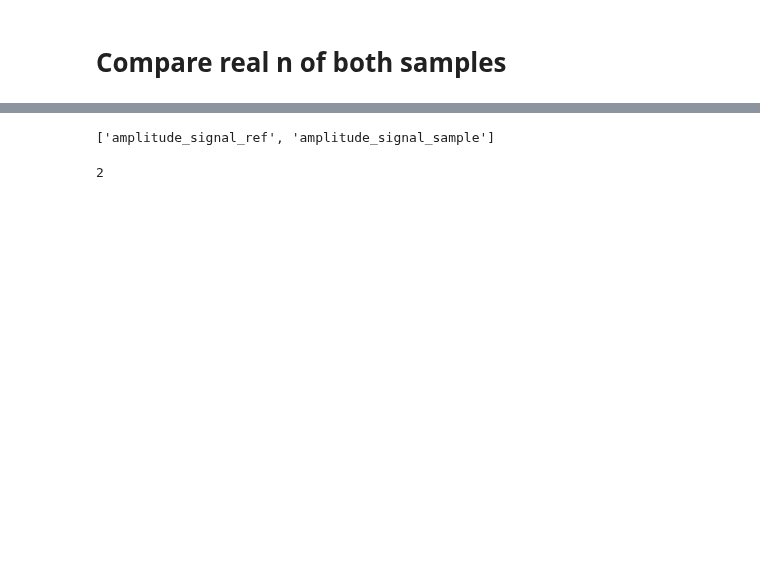
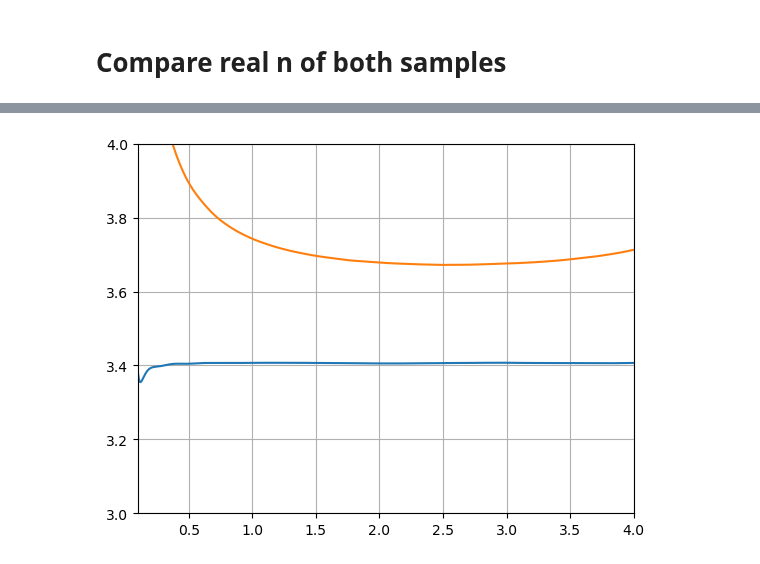
Before and after one commit to tls54/THz-TDS, a Jupyter notebook: Notebooks/gaas.ipynb, the cells around one changed output, grey strips where cells are left out. Saved outputs shown, nothing was run; the diff lists cells and outputs as text; code cells hidden in the pictures; blank space fills up the shorter version.

```diff
--- a/Notebooks/gaas.ipynb
+++ b/Notebooks/gaas.ipynb
@@ -140,9 +153,8 @@ for i in range(2):
-# %%
-
-#dfs[j][columns[0,1]]
-print(columns[0])
-
-len(columns[0])
-# %% [output]
-['amplitude_signal_ref', 'amplitude_signal_sample']
-2
+# %%
+plt.plot(extractor1.f_interp, extractor1.fast_n)
+plt.plot(extractor2.f_interp, extractor2.fast_n)
+plt.xlim([0.1, 4])
+plt.ylim([3, 4])
+plt.grid()
+# %% [output]
+[figure, added]
```
Also changed, not shown: parts of 4 cells of this notebook, 1 other file.
